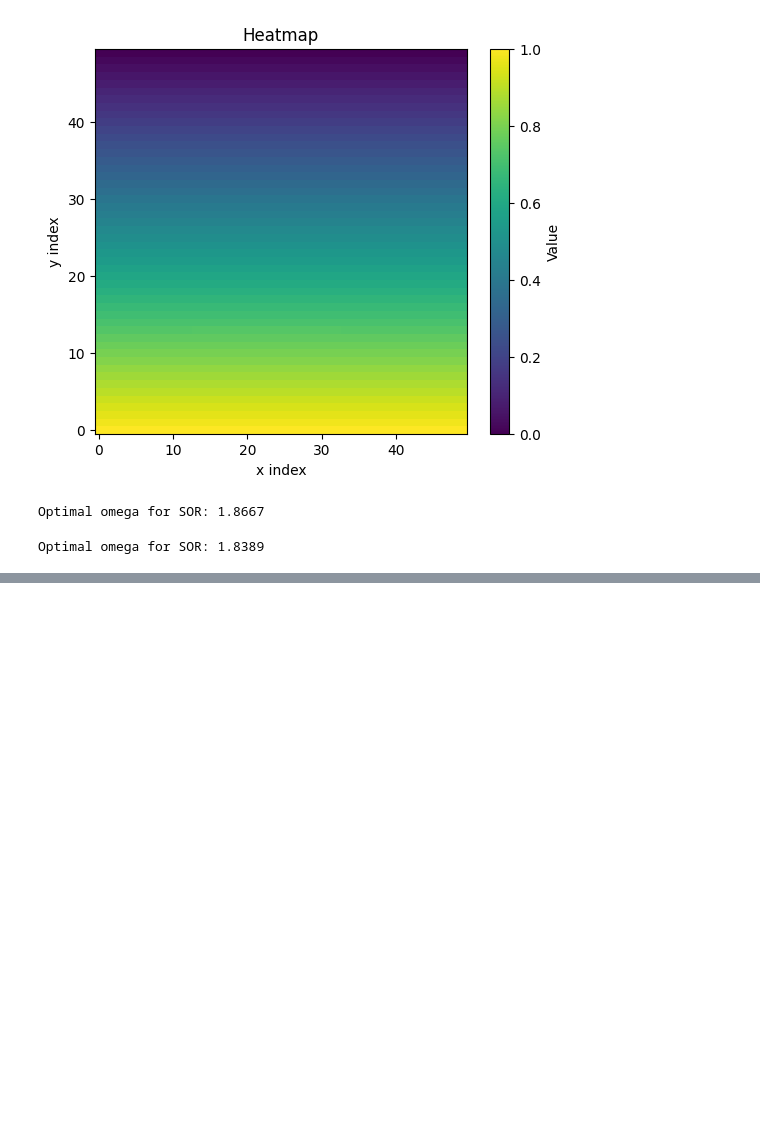
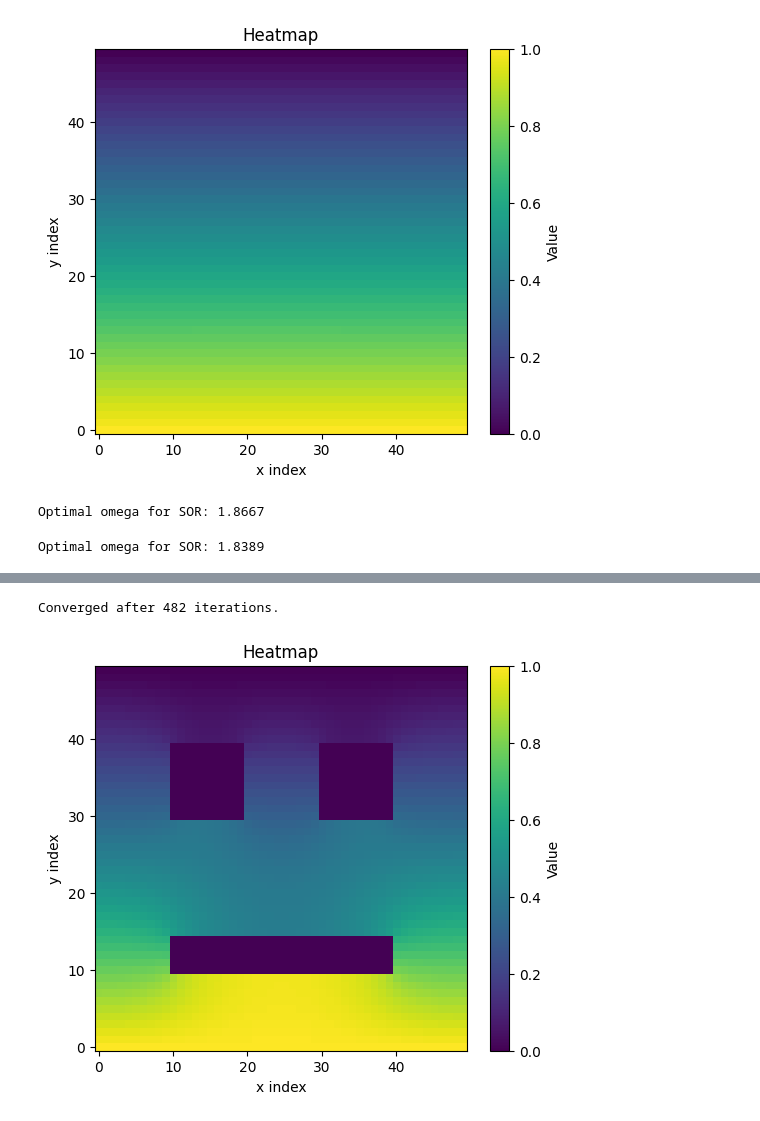
Before and after one commit to Hunter-13-z/Scientific-Computing, a Jupyter notebook: Assignment 1/pdes_and_iterative_methods.ipynb, the cells around one changed output, grey strips where cells are left out. Drawn from its saved outputs; the diff is of its cells as text; code cells hidden in the pictures; blank space fills up the shorter version.

```diff
--- a/Assignment 1/pdes_and_iterative_methods.ipynb
+++ b/Assignment 1/pdes_and_iterative_methods.ipynb
@@ -340,0 +354,6 @@ Optimal omega for SOR: 1.8389
+# %%
+u_sor_insulating, err_sor_insulating = successive_over_relaxation_insulating(50,50,1.85,sinks = [[10,20,30,40],[30,40,30,40],[10,40,10,15]])
+plot_heatmap(u_sor_insulating)
+# %% [output]
+Converged after 482 iterations.
+[figure, added]
```
Also changed, not shown: parts of 5 cells of this notebook, 2 other files.
